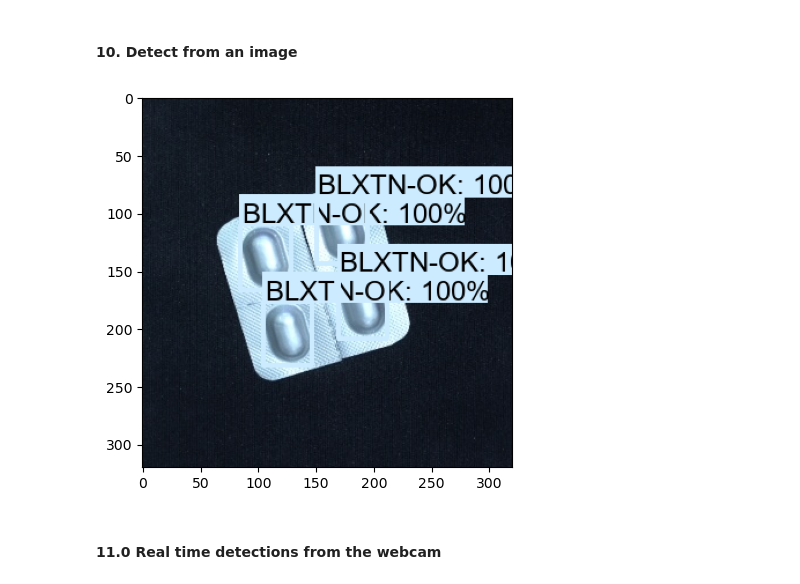
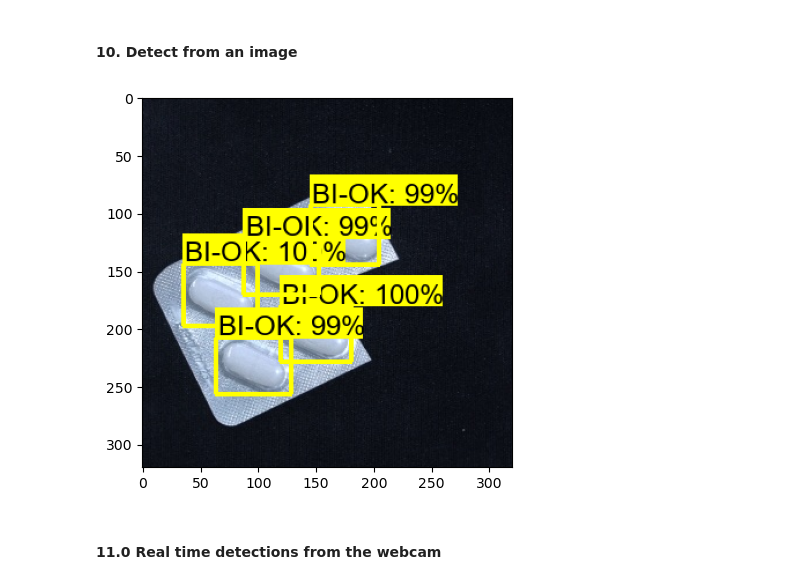
Before and after one commit to Code-nano/Defective-Medicine-Packaging-Detector, a Jupyter notebook: 3.0 Training and Detection.ipynb, the cells around one changed output. Cells and saved outputs as stored; diff of their text form; code cells hidden in the pictures.

```diff
--- a/3.0 Training and Detection.ipynb
+++ b/3.0 Training and Detection.ipynb
@@ -272,40 +272,40 @@ from matplotlib import pyplot as plt
 # %%
 category_index = label_map_util.create_category_index_from_labelmap(files['LABELMAP'])
 # %%
-IMAGE_PATH = os.path.join(paths['IMAGE_PATH'], 'test', 'BLXTN-OK.dc2473b4-ce1b-11ed-b1fb-44af2861d338.jpg')
+IMAGE_PATH = os.path.join(paths['IMAGE_PATH'], 'test', 'BI-OK.29faef09-ce1b-11ed-bc78-44af2861d338.jpg')
 # %%
 img = cv2.imread(IMAGE_PATH)
 image_np = np.array(img)
 
 input_tensor = tf.convert_to_tensor(np.expand_dims(image_np, 0), dtype=tf.float32)
 detections = detect_fn(input_tensor)
 
 num_detections = int(detections.pop('num_detections'))
 detections = {key: value[0, :num_detections].numpy()
               for key, value in detections.items()}
 detections['num_detections'] = num_detections
 
 # detection_classes should be ints.
 detections['detection_classes'] = detections['detection_classes'].astype(np.int64)
 
 label_id_offset = 1
 image_np_with_detections = image_np.copy()
 
 viz_utils.visualize_boxes_and_labels_on_image_array(
             image_np_with_detections,
             detections['detection_boxes'],
             detections['detection_classes']+label_id_offset,
             detections['detection_scores'],
             category_index,
             use_normalized_coordinates=True,
-            max_boxes_to_draw=5,
+            max_boxes_to_draw=8,
             min_score_thresh=.8,
             agnostic_mode=False)
 
 plt.imshow(cv2.cvtColor(image_np_with_detections, cv2.COLOR_BGR2RGB))
 plt.show()
 # %% [output]
-[figure, old version]
+[figure, new version]
 # %% [markdown]
 #### 11.0 Real time detections from the webcam
 # %%
```
Also changed, not shown: parts of 5 cells of this notebook, 1 other file.
